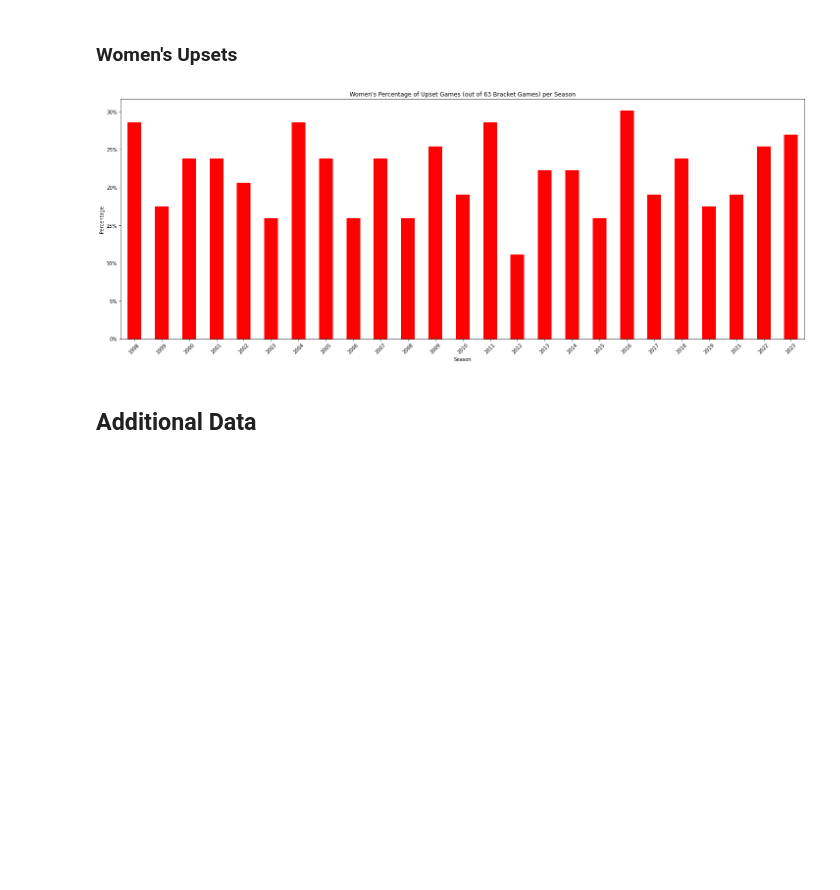
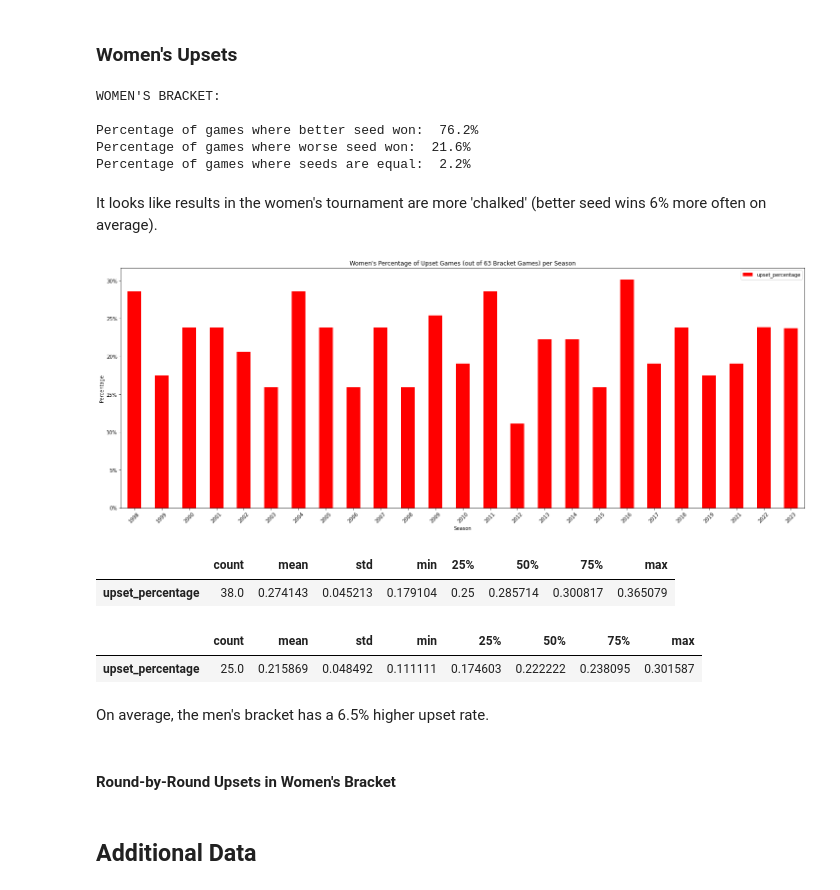
Before and after one commit to heefjones/march_madness, a Jupyter notebook: eda.ipynb, the cells around one changed output. Cells and saved outputs as stored; diff of their text form; code cells hidden in the pictures; blank space fills up the shorter version.

```diff
--- a/eda.ipynb
+++ b/eda.ipynb
@@ -545,0 +566,7 @@ plt.show()
+# %%
+# create winning seed diff col
+df['Wseed_diff'] = np.where(df['win'] == 1, df['B_Seed'] - df['A_Seed'], df['A_Seed'] - df['B_Seed'])
+# %%
+# split mens and womens data
+df_mens = df[df['A_TeamID'] < 3000].copy().reset_index(drop=True)
+df_womens = df[df['A_TeamID'] >= 3000].copy().reset_index(drop=True)
@@ -546,2 +651,6 @@ plt.show()
+# %%
+# drop play-in games for bracket analysis
+df_mens = df_mens.drop(index=df_mens.loc[(df_mens['round'] == 0)].index).reset_index(drop=True)
+df_womens = df_womens.drop(index=df_womens.loc[(df_womens['round'] == 0)].index).reset_index(drop=True)
 # %% [markdown]
 ### Men's Upsets
@@ -582,11 +806,48 @@ mupset_percentage.reset_index()
 # %% [markdown]
 ### Women's Upsets
+# %%
+# get favorite wins, get upsets, and equal seed wins
+wfavorites = df_womens.loc[((df_womens['A_Seed'] < df_womens['B_Seed']) & (df_womens['win'] == 1)) | ((df_womens['A_Seed'] > df_womens['B_Seed']) & (df_womens['win'] == 0))] \
+    [['Season', 'A_TeamID', 'B_TeamID', 'A_Seed', 'B_Seed', 'score_diff']]
+wupsets = df_womens.loc[((df_womens['A_Seed'] > df_womens['B_Seed']) & (df_womens['win'] == 1)) | ((df_womens['A_Seed'] < df_womens['B_Seed']) & (df_womens['win'] == 0))] \
+    [['Season', 'A_TeamID', 'B_TeamID', 'A_Seed', 'B_Seed', 'score_diff']]
+wequals = df_womens.loc[df_womens['A_Seed'] == df_womens['B_Seed']][['Season', 'A_TeamID', 'B_TeamID', 'A_Seed', 'B_Seed', 'score_diff']]
+
+print('WOMEN\'S BRACKET:\n')
+print(f'Percentage of games where better seed won: {wfavorites.shape[0] / df_womens.shape[0] * 100: .1f}%')
+print(f'Percentage of games where worse seed won: {wupsets.shape[0] / df_womens.shape[0] * 100: .1f}%')
+print(f'Percentage of games where seeds are equal: {wequals.shape[0] / df_womens.shape[0] * 100: .1f}%')
+# %% [output]
+WOMEN'S BRACKET:
+
+Percentage of games where better seed won:  76.2%
+Percentage of games where worse seed won:  21.6%
+Percentage of games where seeds are equal:  2.2%
+# %% [markdown]
+It looks like results in the women's tournament are more 'chalked' (better seed wins 6% more often on average).
 # %%
 # plot women's percentage of upsets per season
-wupset_percentage = wupsets.groupby('Season').count() / df_copy.loc[df_copy['A_TeamID'] >= 3000].groupby('Season').count()
-wupset_percentage['score_diff'].plot(kind='bar', figsize=(25, 9), title='Women\'s Percentage of Upset Games (out of 63 Bracket Games) per Season', ylabel='Percentage', xlabel='Season' \
-                                     , color='red', rot=45)
+wupset_percentage = (wupsets.groupby('Season').count() / df_womens.groupby('Season').count()).rename(columns={'score_diff': 'upset_percentage'}) \
+    .reset_index()[['Season', 'upset_percentage']].dropna()
+ax = wupset_percentage.plot(kind='bar', figsize=(25, 9), x='Season', y='upset_percentage', title='Women\'s Percentage of Upset Games (out of 63 Bracket Games) per Season',
+                            ylabel='Percentage', xlabel='Season', color='red', rot=45)
 plt.gca().set_yticklabels(['{:.0f}%'.format(x * 100) for x in plt.gca().get_yticks()])
 plt.show()
 # %% [output]
-[figure, old version]
+[figure, new version]
+# %%
+# men's
+mupset_percentage[['upset_percentage']].describe().T
+# %% [output]
+|  | count | mean | std | min | 25% | 50% | 75% | max |
+| upset_percentage | 38.0 | 0.274143 | 0.045213 | 0.179104 | 0.25 | 0.285714 | 0.300817 | 0.365079 |
+# %%
+# women's
+wupset_percentage[['upset_percentage']].describe().T
+# %% [output]
+|  | count | mean | std | min | 25% | 50% | 75% | max |
+| upset_percentage | 25.0 | 0.215869 | 0.048492 | 0.111111 | 0.174603 | 0.222222 | 0.238095 | 0.301587 |
+# %% [markdown]
+On average, the men's bracket has a 6.5% higher upset rate.
+# %% [markdown]
+#### Round-by-Round Upsets in Women's Bracket
```
Also changed, not shown: parts of 44 cells of this notebook, 3 other files.
